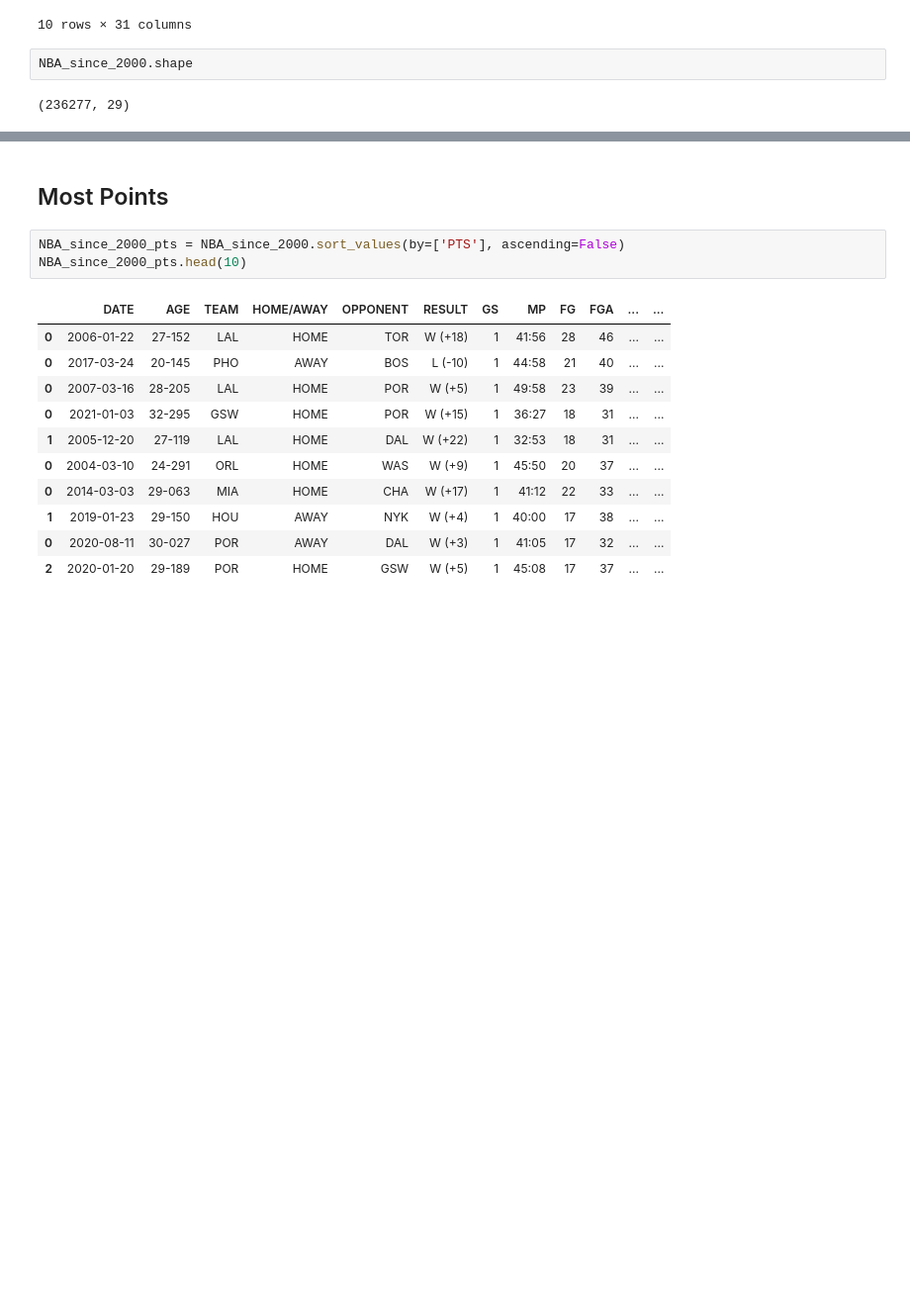
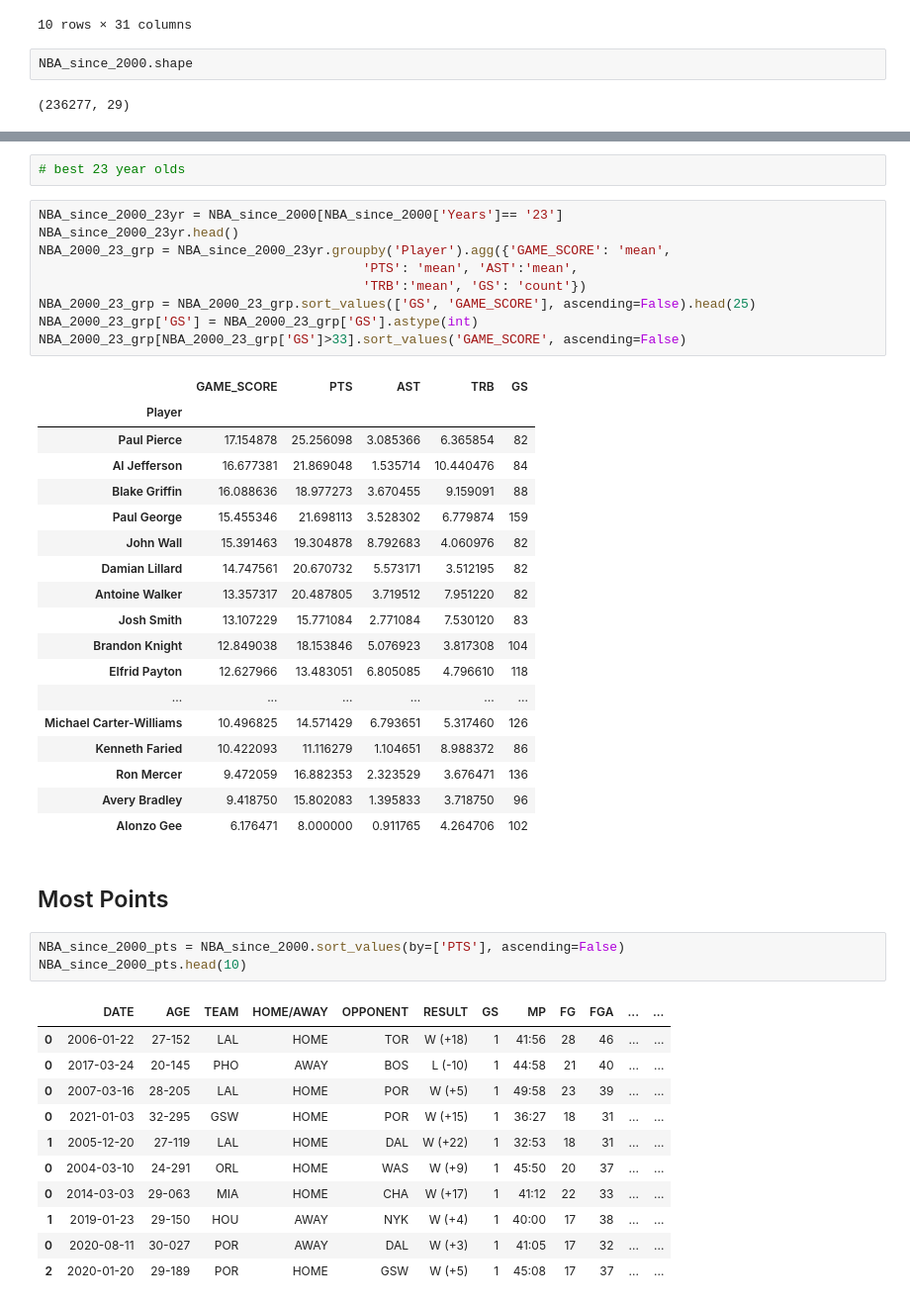
Before and after one commit to bme3412/Python, a Jupyter notebook: Projects/Basketball_reference/NBA_Age_TimeSeries.ipynb, the cells around one changed output, grey strips where cells are left out. Shown at 99% size. Cells and saved outputs as stored; diff of their text form; blank space fills up the shorter version.

```diff
--- a/Projects/Basketball_reference/NBA_Age_TimeSeries.ipynb
+++ b/Projects/Basketball_reference/NBA_Age_TimeSeries.ipynb
@@ -1352,3 +1382,33 @@ NBA_2000_23_grp.sort_values(['GS', 'GAME_SCORE'], ascending=False)
+# %%
+# best 23 year olds
+# %%
+NBA_since_2000_23yr = NBA_since_2000[NBA_since_2000['Years']== '23']
+NBA_since_2000_23yr.head()
+NBA_2000_23_grp = NBA_since_2000_23yr.groupby('Player').agg({'GAME_SCORE': 'mean',
+                                          'PTS': 'mean', 'AST':'mean',
+                                          'TRB':'mean', 'GS': 'count'})
+NBA_2000_23_grp = NBA_2000_23_grp.sort_values(['GS', 'GAME_SCORE'], ascending=False).head(25)
+NBA_2000_23_grp['GS'] = NBA_2000_23_grp['GS'].astype(int)
+NBA_2000_23_grp[NBA_2000_23_grp['GS']>33].sort_values('GAME_SCORE', ascending=False)
+# %% [output]
+|  | GAME_SCORE | PTS | AST | TRB | GS |
+| Player |  |  |  |  |  |
+| Paul Pierce | 17.154878 | 25.256098 | 3.085366 | 6.365854 | 82 |
+| Al Jefferson | 16.677381 | 21.869048 | 1.535714 | 10.440476 | 84 |
+| Blake Griffin | 16.088636 | 18.977273 | 3.670455 | 9.159091 | 88 |
+| Paul George | 15.455346 | 21.698113 | 3.528302 | 6.779874 | 159 |
+| John Wall | 15.391463 | 19.304878 | 8.792683 | 4.060976 | 82 |
+| Damian Lillard | 14.747561 | 20.670732 | 5.573171 | 3.512195 | 82 |
+| Antoine Walker | 13.357317 | 20.487805 | 3.719512 | 7.951220 | 82 |
+| Josh Smith | 13.107229 | 15.771084 | 2.771084 | 7.530120 | 83 |
+| Brandon Knight | 12.849038 | 18.153846 | 5.076923 | 3.817308 | 104 |
+| Elfrid Payton | 12.627966 | 13.483051 | 6.805085 | 4.796610 | 118 |
+| ... | ... | ... | ... | ... | ... |
+| Michael Carter-Williams | 10.496825 | 14.571429 | 6.793651 | 5.317460 | 126 |
+| Kenneth Faried | 10.422093 | 11.116279 | 1.104651 | 8.988372 | 86 |
+| Ron Mercer | 9.472059 | 16.882353 | 2.323529 | 3.676471 | 136 |
+| Avery Bradley | 9.418750 | 15.802083 | 1.395833 | 3.718750 | 96 |
+| Alonzo Gee | 6.176471 | 8.000000 | 0.911765 | 4.264706 | 102 |
 # %% [markdown]
 ## Most Points
 # %%
```
Also changed, not shown: parts of 29 cells of this notebook.
